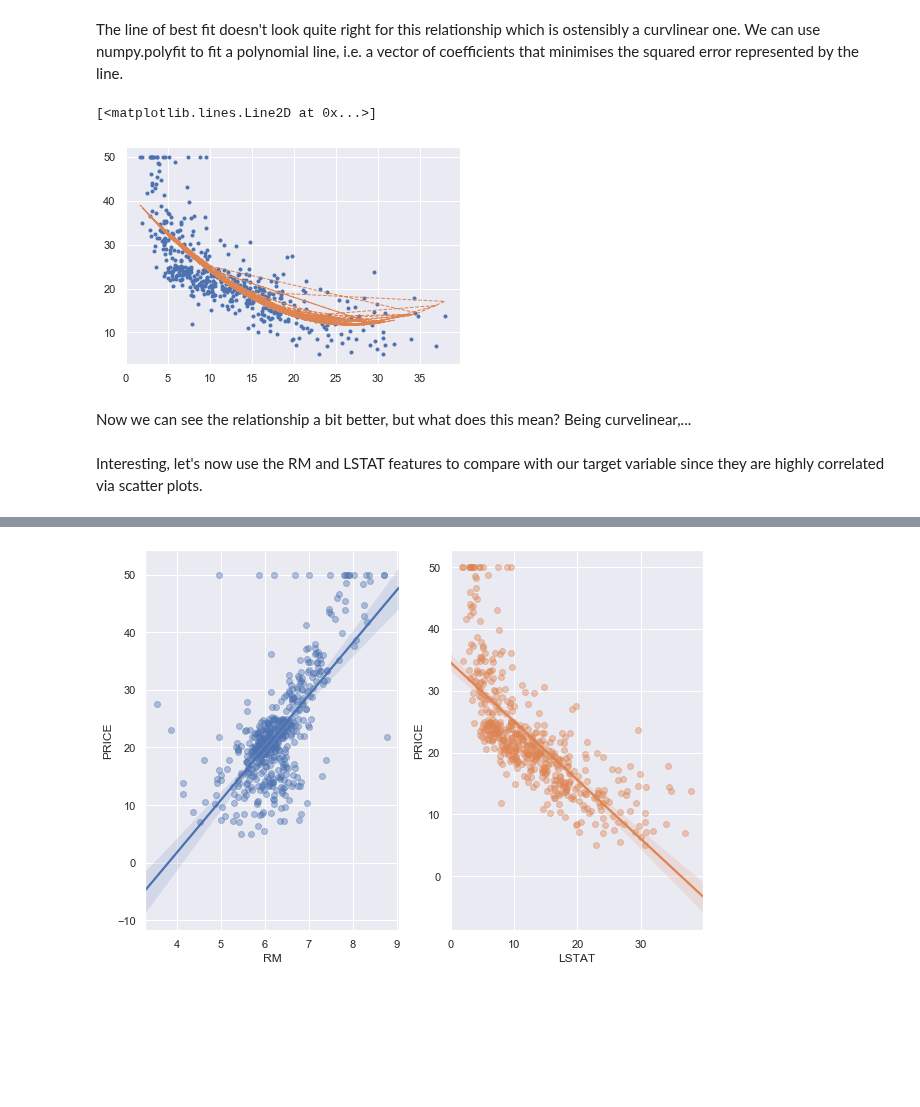
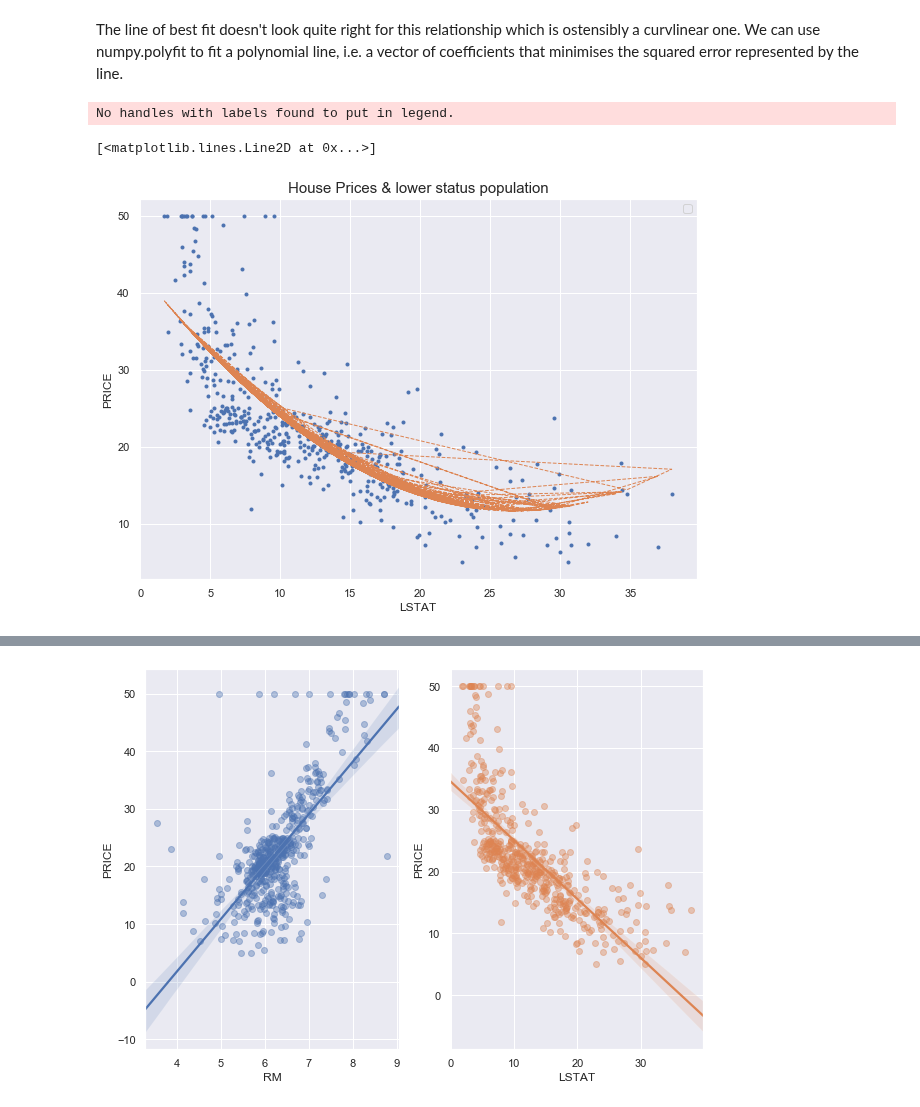
Before and after one commit to Datagatherer2357/Machine-Learning-and-Statistics-2019-Assessment, a Jupyter notebook: Machine-Learning-and-Statistics-2019-Assessment.ipynb, the cells around one changed output, grey strips where cells are left out. Saved outputs shown, nothing was run; the diff lists cells and outputs as text; code cells hidden in the pictures; blank space fills up the shorter version.

```diff
--- a/Machine-Learning-and-Statistics-2019-Assessment.ipynb
+++ b/Machine-Learning-and-Statistics-2019-Assessment.ipynb
@@ -484,17 +489,19 @@ Regression line with the scatterplot
 The line of best fit doesn't look quite right for this relationship which is ostensibly a curvlinear one. We can use numpy.polyfit to fit a polynomial line, i.e. a vector of coefficients that minimises the squared error represented by the line.
 # %%
 import numpy as np
+sns.set(rc={'figure.figsize':(10,7)})
 
 # Use polyfit: [17]
 
 trend = np.polyfit(x,y,2)
 plt.plot(x,y,'.')
 trendpoly = np.poly1d(trend)
+plt.xlabel('LSTAT')
+plt.ylabel('PRICE')
+plt.title("House Prices & lower status population", size=15)
+plt.legend(loc="upper right")
 plt.plot(x,trendpoly(x), linestyle='dashed',linewidth=1)
 # %% [output]
-[<matplotlib.lines.Line2D at 0x...>]
+No handles with labels found to put in legend.
+[<matplotlib.lines.Line2D at 0x...>]
-[figure, old version]
+[figure, new version]
-# %% [markdown]
-Now we can see the relationship a bit better, but what does this mean? Being curvelinear,...
-# %% [markdown]
-Interesting, let's now use the RM and LSTAT features to compare with our target variable since they are highly correlated via scatter plots.
```
Also changed, not shown: parts of 55 cells of this notebook.
